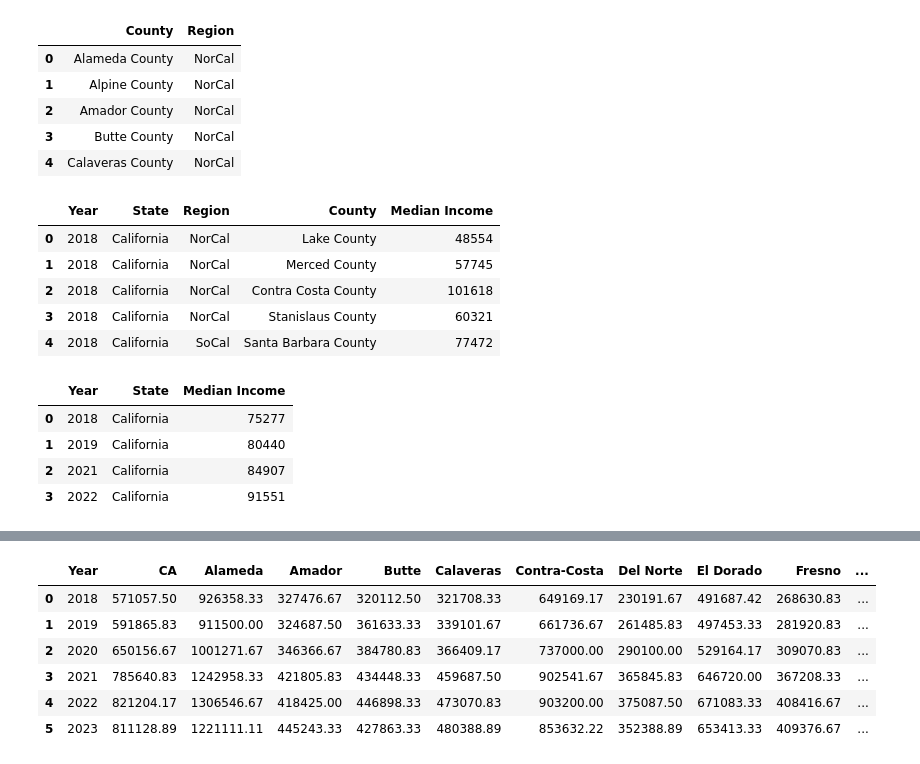
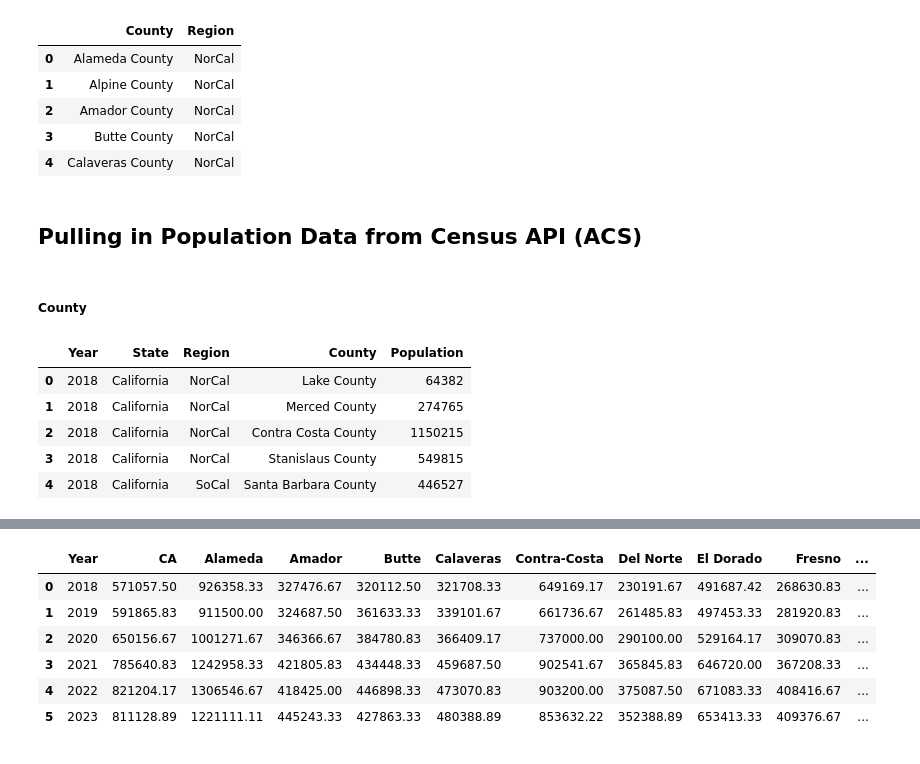
Before and after one commit to Xelven001/project_1_grp_2, a Jupyter notebook: Josh/data_cleanup.ipynb, the cells around one changed output, grey strips where cells are left out. Saved outputs shown, nothing was run; the diff lists cells and outputs as text; code cells hidden in the pictures.

```diff
--- a/Josh/data_cleanup.ipynb
+++ b/Josh/data_cleanup.ipynb
@@ -123,32 +64,42 @@ state_split.head()
 | 2 | Amador County | NorCal |
 | 3 | Butte County | NorCal |
 | 4 | Calaveras County | NorCal |
-# %%
-#Merging DF's for County Names
-data_county = pd.merge(income_data_county,geo_county,on=['State','County'],how='left')
-data_county.drop(columns=["County"], inplace=True)
-data_county.rename(columns={'Area': 'County'},inplace=True)
-data_county['State'] = 'California'
-data_county  = pd.merge(data_county,state_split, on= "County",how='left')
-data_county = data_county[['Year', 'State','Region','County','Median Income']]
-data_county.head()
-# %% [output]
-|  | Year | State | Region | County | Median Income |
-| 0 | 2018 | California | NorCal | Lake County | 48554 |
-| 1 | 2018 | California | NorCal | Merced County | 57745 |
-| 2 | 2018 | California | NorCal | Contra Costa County | 101618 |
-| 3 | 2018 | California | NorCal | Stanislaus County | 60321 |
-| 4 | 2018 | California | SoCal | Santa Barbara County | 77472 |
-# %%
-#Merging DF's for State Name (Can easily rename column to 'California' but merging will ensure accuracy of pull)
-data_state = pd.merge(income_data_state,geo_state,on=['State'],how='left')
-data_state.drop(columns=["State"],inplace=True)
-data_state.rename(columns={"Area":"State"},inplace=True)
-data_state = data_state[["Year","State","Median Income"]]
-data_state
-# %% [output]
-|  | Year | State | Median Income |
-| 0 | 2018 | California | 75277 |
-| 1 | 2019 | California | 80440 |
-| 2 | 2021 | California | 84907 |
-| 3 | 2022 | California | 91551 |
+# %% [markdown]
+## Pulling in  Population Data from Census API (ACS)
+# %% [markdown]
+##### County
+# %%
+dfs = []
+
+for year in years:
+    url = f'{base_url}{year}/acs/acs1?get={population}{county_key}&key={api_key}'
+
+    data = pd.DataFrame(requests.get(url).json()[1:])
+
+    data["Year"] = year
+
+    data = data.rename(columns={0: 'Population', 1: 'State', 2: 'County'})
+
+    dfs.append(data)
+
+pop_county = pd.concat(dfs, ignore_index=True)
+
+pop_county['State'] = pd.to_numeric(pop_county['State'])
+pop_county['County'] = pd.to_numeric(pop_county['County'])
+pop_county["Population"] = pop_county["Population"].astype('int')
+
+pop_county = pd.merge(pop_county,geo_county,on=['State','County'],how='left')
+pop_county.drop(columns=["County"], inplace=True)
+pop_county.rename(columns={'Area': 'County'},inplace=True)
+pop_county['State'] = 'California'
+pop_county  = pd.merge(pop_county,state_split, on= "County",how='left')
+pop_county = pop_county[['Year', 'State','Region','County','Population']]
+
+pop_county.head()
+# %% [output]
+|  | Year | State | Region | County | Population |
+| 0 | 2018 | California | NorCal | Lake County | 64382 |
+| 1 | 2018 | California | NorCal | Merced County | 274765 |
+| 2 | 2018 | California | NorCal | Contra Costa County | 1150215 |
+| 3 | 2018 | California | NorCal | Stanislaus County | 549815 |
+| 4 | 2018 | California | SoCal | Santa Barbara County | 446527 |
```
Also changed, not shown: parts of 27 cells of this notebook, 15 other files.
